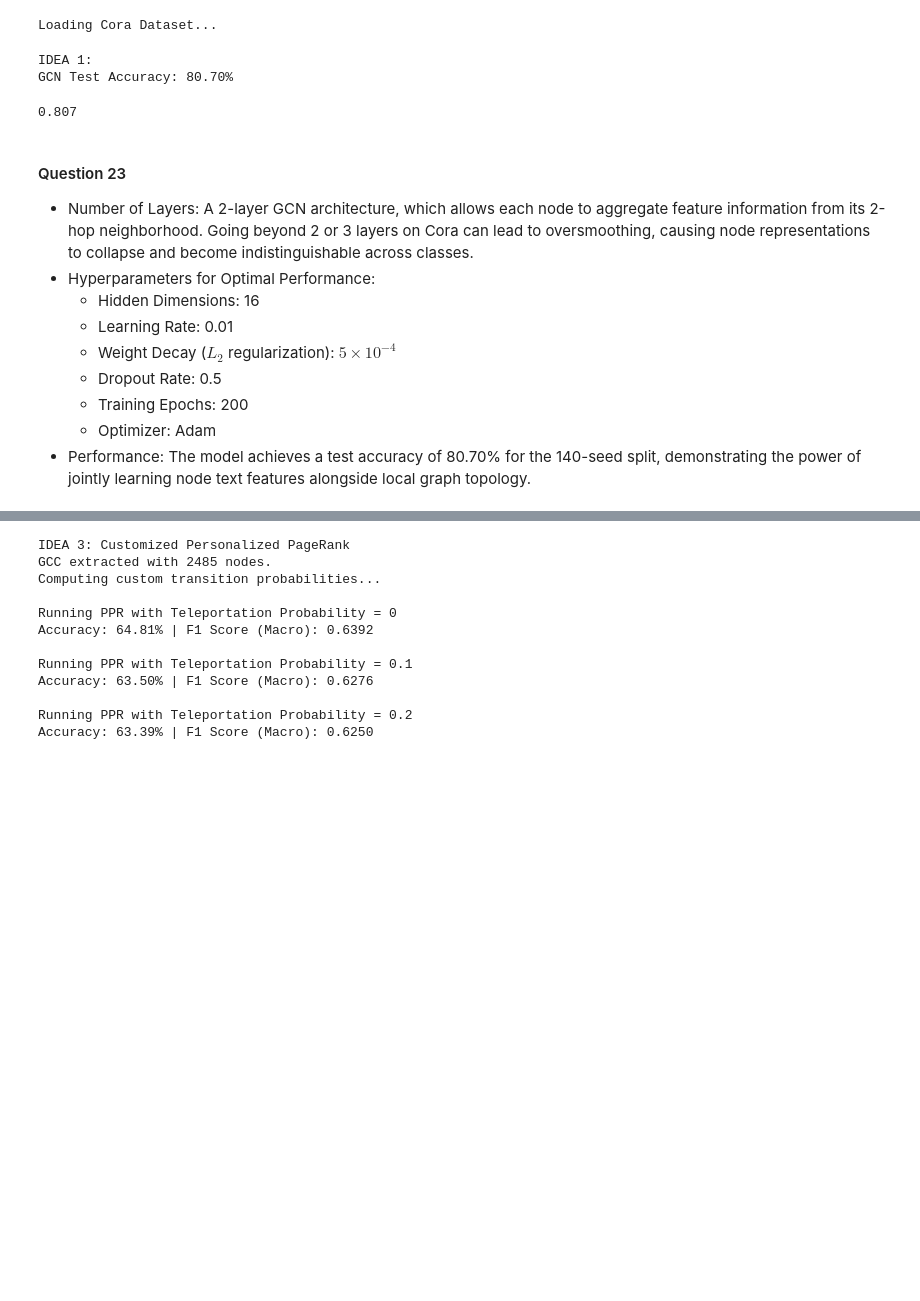
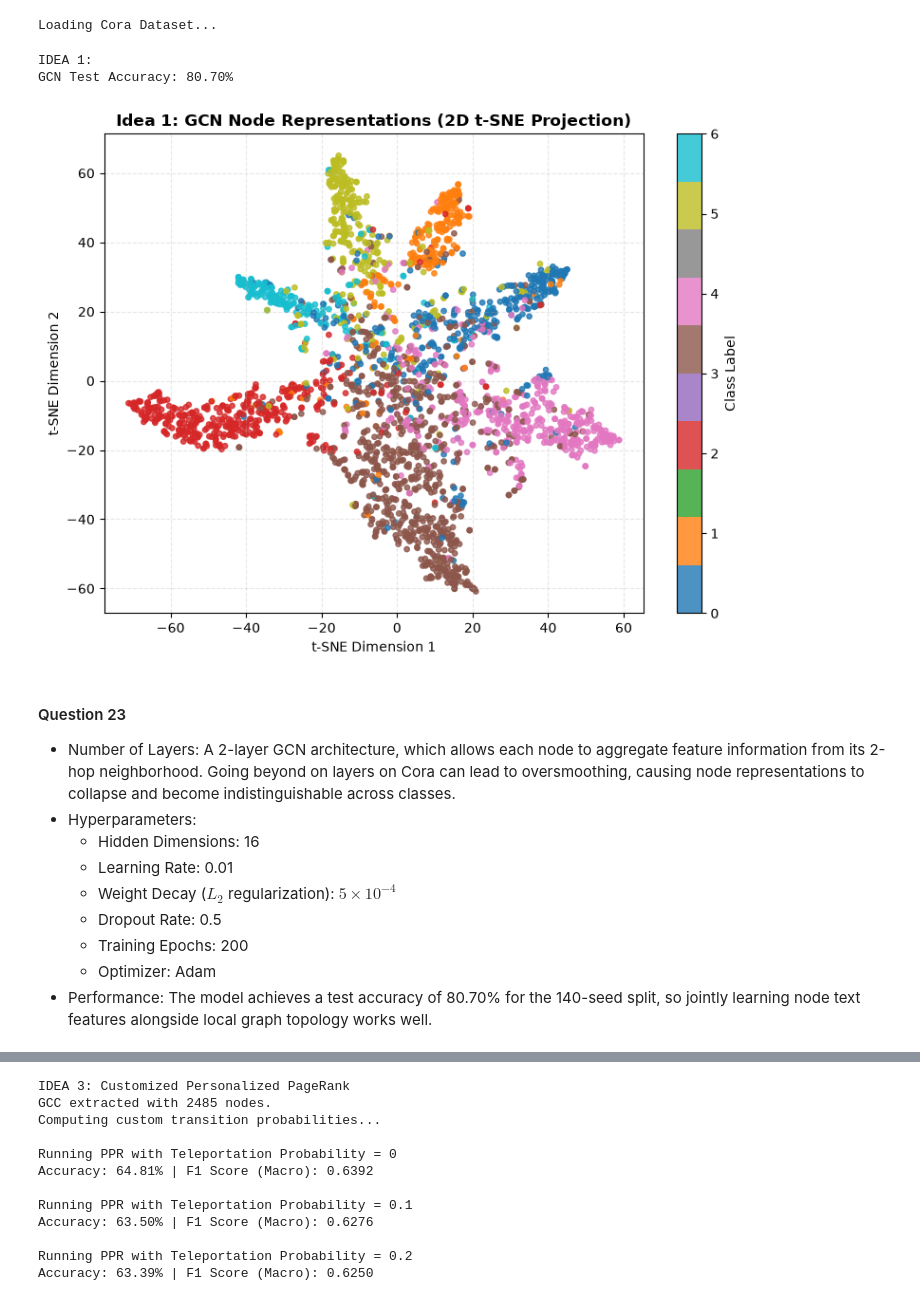
Before and after one commit to enoccer/ECE232E_repo, a Jupyter notebook: Project2/project2.ipynb, the cells around one changed output, grey strips where cells are left out. Saved outputs shown, nothing was run; the diff lists cells and outputs as text; code cells hidden in the pictures; blank space fills up the shorter version.

Commit message:
added a graph to one part

```diff
--- a/Project2/project2.ipynb
+++ b/Project2/project2.ipynb
@@ -58,46 +61,62 @@ def run_idea_1(data, num_features, num_classes, hidden_dim=16, lr=0.01, weight_d
 
     set_seed(232)
     X, y, edge_index = data.x, data.y, data.edge_index
     train_mask, test_mask = data.train_mask, data.test_mask
 
     model = GCN(num_features, hidden_dim, num_classes)
     optimizer = torch.optim.Adam(model.parameters(), lr=lr, weight_decay=weight_decay)
 
     # Training
     model.train()
     for _ in range(epochs):
         optimizer.zero_grad()
         out = model(X, edge_index)
         loss = F.nll_loss(out[train_mask], y[train_mask])
         loss.backward()
         optimizer.step()
 
     # Evaluation
     model.eval()
     _, pred = model(X, edge_index).max(dim=1)
     correct = float(pred[test_mask].eq(y[test_mask]).sum().item())
     gcn_acc = correct / test_mask.sum().item()
 
     print(f"GCN Test Accuracy: {gcn_acc * 100:.2f}%")
     return gcn_acc
 
 run_idea_1(data, dataset.num_node_features, dataset.num_classes)
+
+def plot_gcn_tsne(out, labels):
+    tsne = TSNE(n_components=2, random_state=232)
+    z = tsne.fit_transform(out.detach().cpu().numpy())
+
+    plt.figure(figsize=(8, 6))
+    scatter = plt.scatter(z[:, 0], z[:, 1], c=labels.cpu().numpy(), cmap='tab10', s=15, alpha=0.8)
+    plt.colorbar(scatter, label='Class Label')
+    plt.title('Idea 1: GCN Node Representations (2D t-SNE Projection)', fontsize=12, fontweight='bold')
+    plt.xlabel('t-SNE Dimension 1')
+    plt.ylabel('t-SNE Dimension 2')
+    plt.grid(True, linestyle='--', alpha=0.3)
+    plt.tight_layout()
+    plt.show()
+
+plot_gcn_tsne(out, y)
 # %% [output]
 IDEA 1:
 GCN Test Accuracy: 80.70%
-0.807
+[figure, added]
 # %% [markdown]
 #### Question 23
 
-* Number of Layers: A 2-layer GCN architecture, which allows each node to aggregate feature information from its 2-hop neighborhood. Going beyond 2 or 3 layers on Cora can lead to oversmoothing, causing node representations to collapse and become indistinguishable across classes.
-* Hyperparameters for Optimal Performance:
+* Number of Layers: A 2-layer GCN architecture, which allows each node to aggregate feature information from its 2-hop neighborhood. Going beyond on layers on Cora can lead to oversmoothing, causing node representations to collapse and become indistinguishable across classes.
+* Hyperparameters:
   * Hidden Dimensions: 16
   * Learning Rate: 0.01
   * Weight Decay ($L_2$ regularization): $5 \times 10^{-4}$
   * Dropout Rate: 0.5
   * Training Epochs: 200
   * Optimizer: Adam
-* Performance: The model achieves a test accuracy of 80.70% for the 140-seed split, demonstrating the power of jointly learning node text features alongside local graph topology.
+* Performance: The model achieves a test accuracy of 80.70% for the 140-seed split, so jointly learning node text features alongside local graph topology works well.
 # %%
 class PyTorchNode2Vec(torch.nn.Module):
     def __init__(self, num_nodes, embedding_dim):
```
Also changed, not shown: parts of 4 cells of this notebook.
